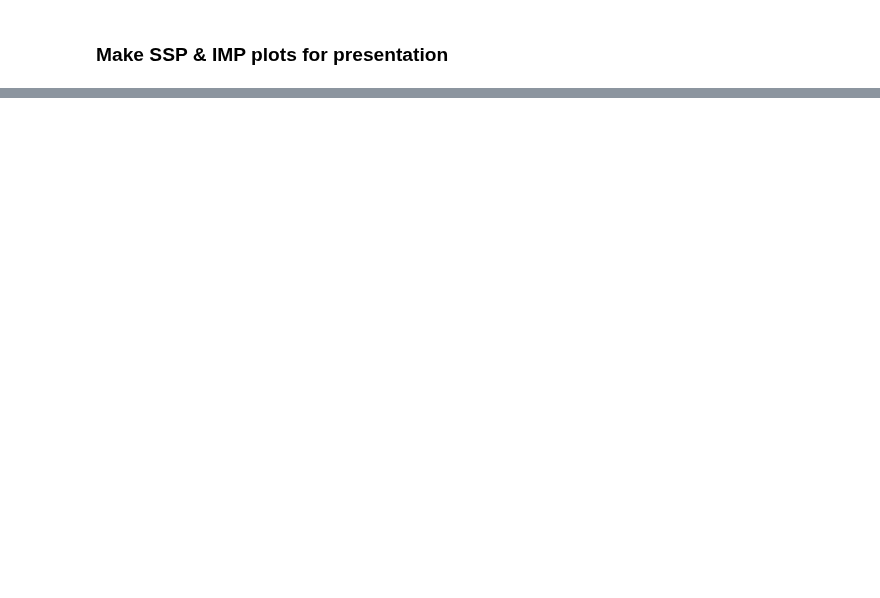
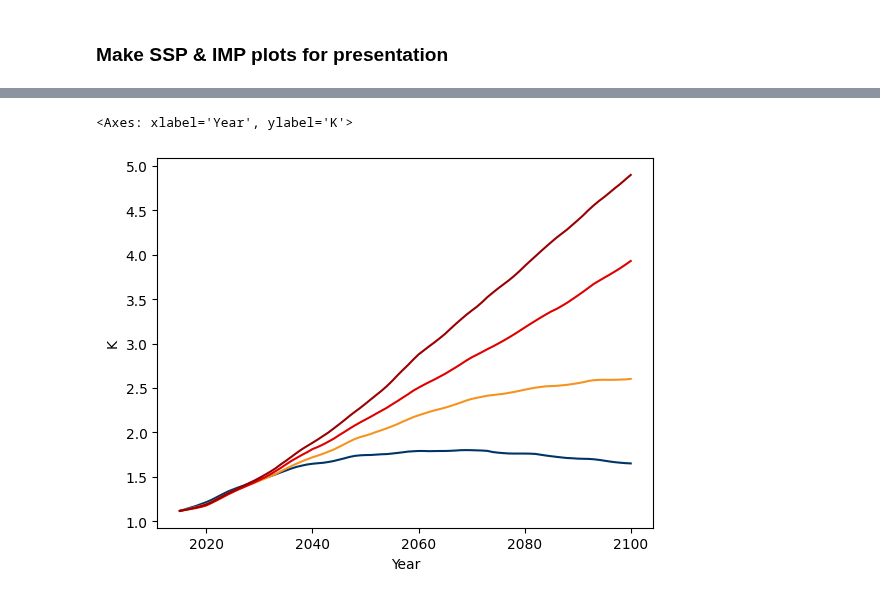
Before and after one commit to iiasa/rime, a Jupyter notebook: rime/pp_combined_example.ipynb, the cells around one changed output, grey strips where cells are left out. Saved outputs shown, nothing was run; the diff lists cells and outputs as text; code cells hidden in the pictures; blank space fills up the shorter version.

```diff
--- a/rime/pp_combined_example.ipynb
+++ b/rime/pp_combined_example.ipynb
@@ -72,7 +57,7 @@ imps = df_scens_in.filter(
     IMP_marker=["CurPol", "ModAct", "SP", "GS", "Neg"])#, variable=variable)  # ,'Ren-2.0','Neg-2.0'
 ssps_imp = ssps.append(imps)
 # ssps_imp = ssp_helper(ssps_imp, ssp_meta_col="Ssp_family", default_ssp="SSP2")
-ssps_imp = GWLPathway(ssps_imp, temperature_variable=variable)
+ssps_imp = GMTPathway(ssps_imp, temperature_variable=variable)
 # %% [output]
 pyam - INFO: Running in a notebook, setting up a basic logging at level INFO
 pyam.core - INFO: Reading file test_data/emissions_temp_AR6_small.xlsx
@@ -448,23 +536,26 @@ imps.scenario
 # %%
 color_map = {
     "SSP1-26": "AR6-SSP1-2.6",
     "SSP2-45": "AR6-SSP2-4.5",
     "SSP3-Baseline": "AR6-SSP3-7.0",
     "SSP5-Baseline": "AR6-SSP5-8.5",
     "NGFS2_Current Policies": "AR6-IP-CurPol",
     # 'EN_NPi2020_900f': 'AR6-IMP-Neg2.0',
     "EN_INDCi2030_3000f": "AR6-IP-ModAct",
     # 'SSP2_openres_lc_50': 'AR6-IMP-Ren2.0',
     # AR6-IMP-GS',
     "CO_Bridge": "AR6-IMP-GS",
     "EN_NPi2020_400f_lowBECCS": "AR6-IMP-Neg",
     "SusDev_SDP-PkBudg1000": "AR6-IMP-SP",
 }
 
 pyam.run_control().update({"color": {"scenario": color_map}})
 
-ssps_imp.filter(
+ssps_imp.df.filter(
     variable="AR6 climate diagnostics|Surface Temperature (GSAT)|MAGICCv7.5.3|50.0th Percentile",
     scenario="SSP*",
 ).plot(legend=False, fill_between=True, color="scenario", title="")
+# %% [output]
+<Axes: xlabel='Year', ylabel='K'>
+[figure, added]
 # %%
```
Also changed, not shown: parts of 33 cells of this notebook, 2 other files.
